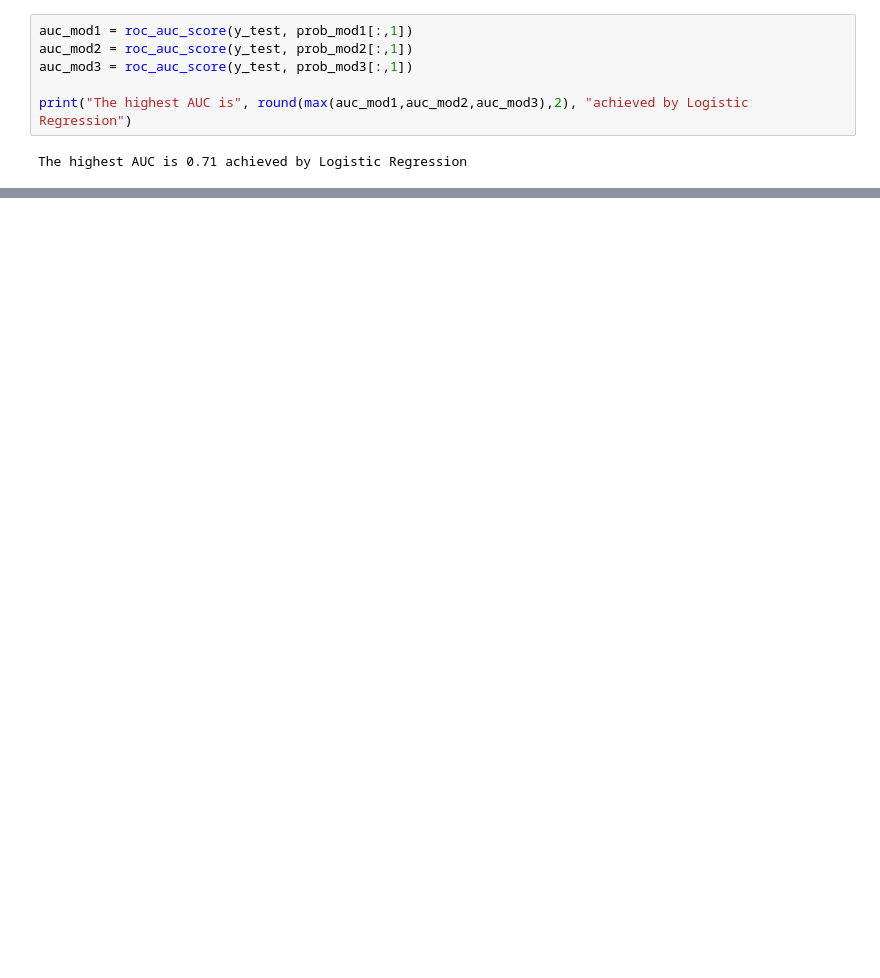
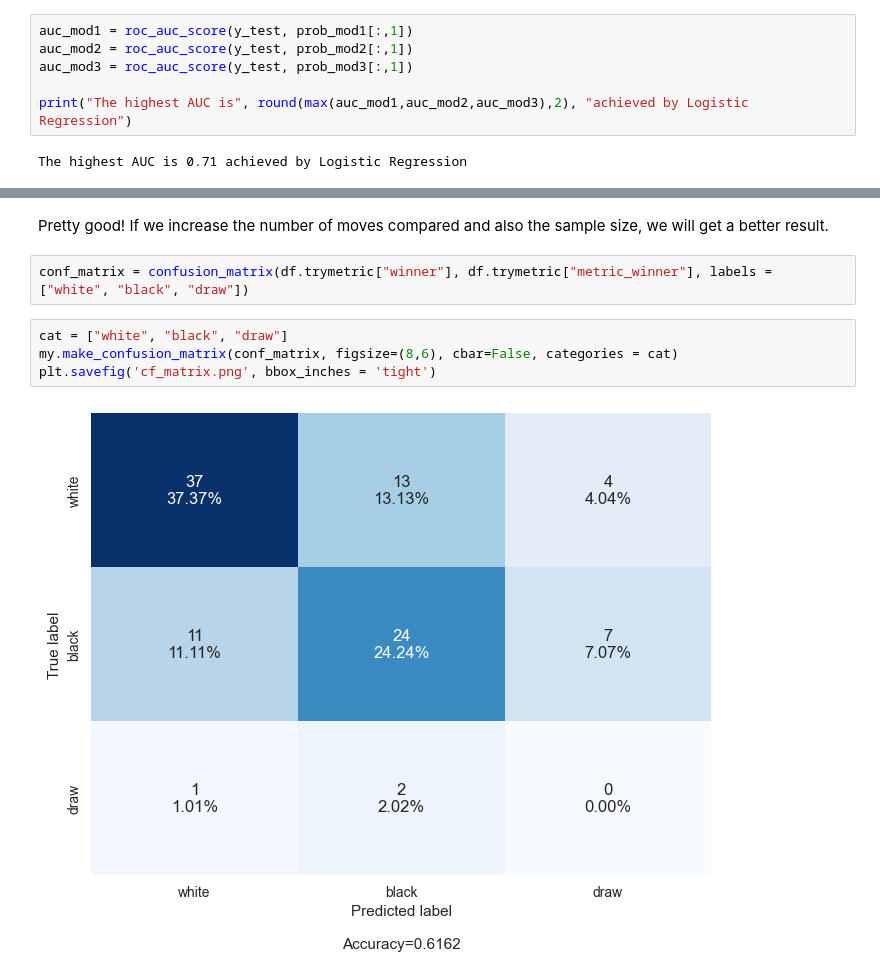
Before and after one commit to heysteph/FinalProject, a Jupyter notebook: notebook.ipynb, the cells around one changed output, grey strips where cells are left out. Cells and saved outputs as stored; diff of their text form; blank space fills up the shorter version.

```diff
--- a/notebook.ipynb
+++ b/notebook.ipynb
@@ -414,0 +484,10 @@ The highest AUC is 0.71 achieved by Logistic Regression
+# %% [markdown]
+Pretty good! If we increase the number of moves compared and also the sample size, we will get a better result.
+# %%
+conf_matrix = confusion_matrix(df.trymetric["winner"], df.trymetric["metric_winner"], labels = ["white", "black", "draw"])
+# %%
+cat = ["white", "black", "draw"]
+my.make_confusion_matrix(conf_matrix, figsize=(8,6), cbar=False, categories = cat)
+plt.savefig('cf_matrix.png', bbox_inches = 'tight')
+# %% [output]
+[figure, added]
```
Also changed, not shown: parts of 30 cells of this notebook, 5 other files.
